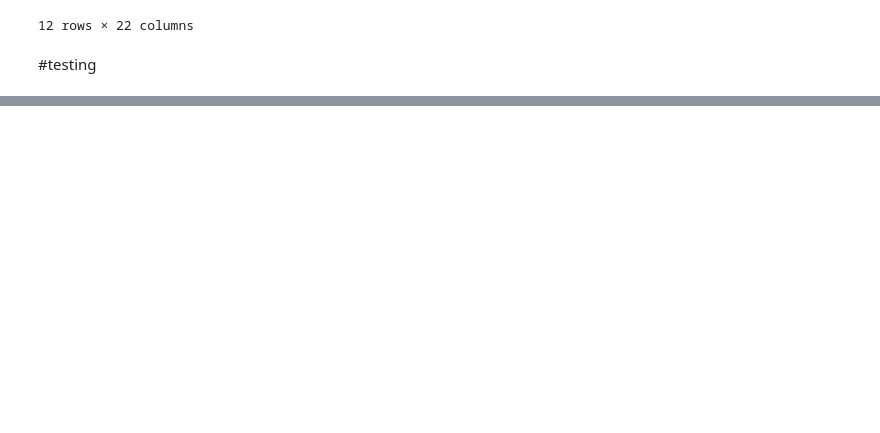
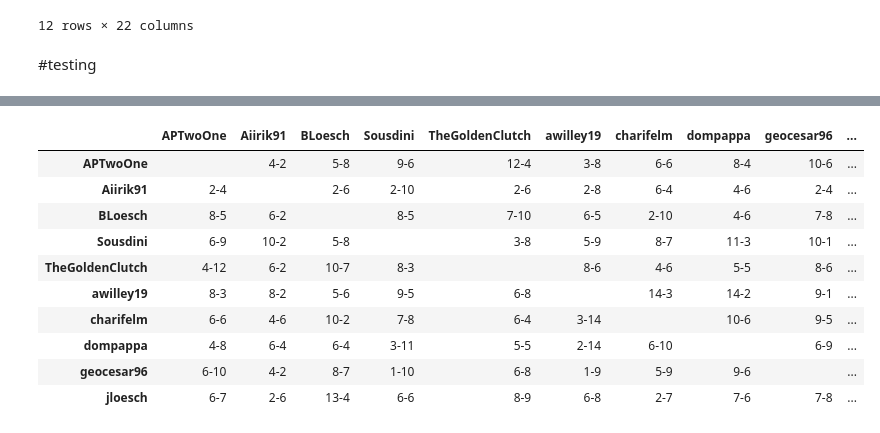
Before and after one commit to B-Loesch/sleeper_streamlit, a Jupyter notebook: testing_api.ipynb, the cells around one changed output, grey strips where cells are left out. Drawn from its saved outputs; the diff is of its cells as text; code cells hidden in the pictures; blank space fills up the shorter version.

```diff
--- a/testing_api.ipynb
+++ b/testing_api.ipynb
@@ -502,0 +391,4 @@ users[4]
+# %%
+teams = sorted(set(all_rosters[all_rosters["Season"] == "2024"]['display_name']))
+# %%
+records = {team: {opponent: [0, 0] for opponent in teams} for team in teams}
@@ -502,0 +415,14 @@ users[4]
+# %%
+for _, row in matchups.iterrows():
+    team1, team2 = row['display_name_1'], row['display_name_2']
+    team1_score, team2_score = row['points_1'], row['points_2']
+
+    if team1 not in records.keys() or team2 not in records.keys():
+        continue
+
+    if team1_score > team2_score:
+        records[team1][team2][0] += 1  # team1 wins
+        records[team2][team1][1] += 1  # team2 loses
+    else:
+        records[team1][team2][1] += 1  # team1 loses
+        records[team2][team1][0] += 1  # team2 wins
@@ -502,0 +449,20 @@ users[4]
+# %%
+head_to_head_df = pd.DataFrame(
+    {team: {opponent: f"{wins}-{losses}" if wins or losses else ""
+            for opponent, (wins, losses) in opponents.items()}
+     for team, opponents in records.items()}
+)
+# %%
+head_to_head_df
+# %% [output]
+|  | APTwoOne | Aiirik91 | BLoesch | Sousdini | TheGoldenClutch | awilley19 | charifelm | dompappa | geocesar96 | ... |
+| APTwoOne |  | 4-2 | 5-8 | 9-6 | 12-4 | 3-8 | 6-6 | 8-4 | 10-6 | ... |
+| Aiirik91 | 2-4 |  | 2-6 | 2-10 | 2-6 | 2-8 | 6-4 | 4-6 | 2-4 | ... |
+| BLoesch | 8-5 | 6-2 |  | 8-5 | 7-10 | 6-5 | 2-10 | 4-6 | 7-8 | ... |
+| Sousdini | 6-9 | 10-2 | 5-8 |  | 3-8 | 5-9 | 8-7 | 11-3 | 10-1 | ... |
+| TheGoldenClutch | 4-12 | 6-2 | 10-7 | 8-3 |  | 8-6 | 4-6 | 5-5 | 8-6 | ... |
+| awilley19 | 8-3 | 8-2 | 5-6 | 9-5 | 6-8 |  | 14-3 | 14-2 | 9-1 | ... |
+| charifelm | 6-6 | 4-6 | 10-2 | 7-8 | 6-4 | 3-14 |  | 10-6 | 9-5 | ... |
+| dompappa | 4-8 | 6-4 | 6-4 | 3-11 | 5-5 | 2-14 | 6-10 |  | 6-9 | ... |
+| geocesar96 | 6-10 | 4-2 | 8-7 | 1-10 | 6-8 | 1-9 | 5-9 | 9-6 |  | ... |
+| jloesch | 6-7 | 2-6 | 13-4 | 6-6 | 8-9 | 6-8 | 2-7 | 7-6 | 7-8 | ... |
```
Also changed, not shown: parts of 29 cells of this notebook, 2 other files.
